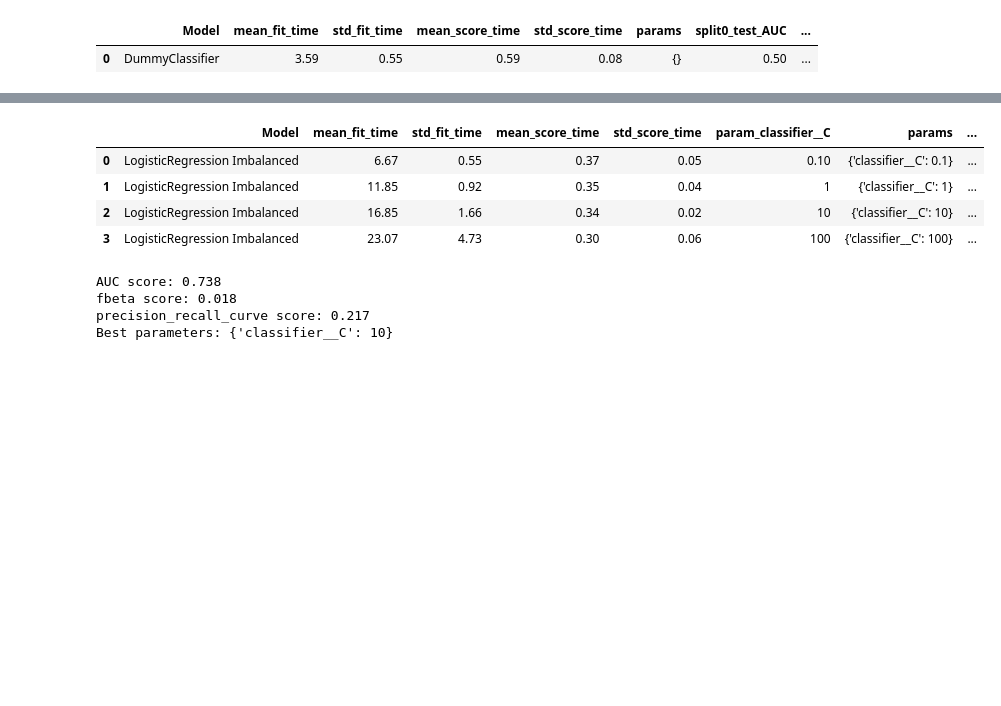
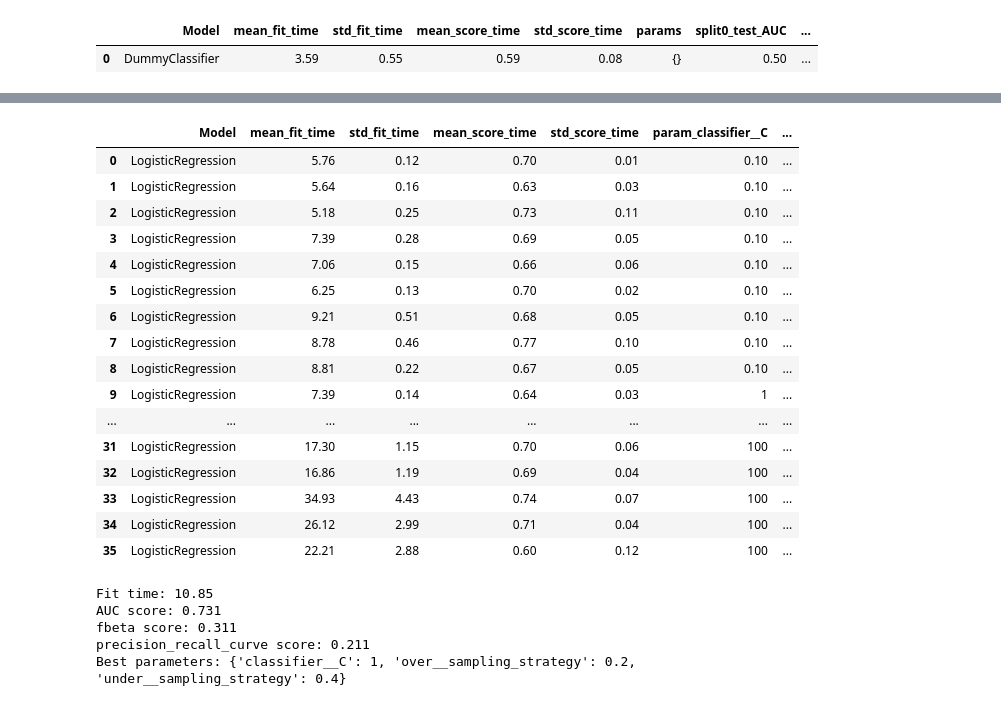
Before and after one commit to HuguesMAP/OC-P7-Impl-mentez-un-mod-le-de-scoring, a Jupyter notebook: Projet 7 - Implémentez un modèle de scoring - Modélisation.ipynb, the cells around one changed output, grey strips where cells are left out. Drawn from its saved outputs; the diff is of its cells as text; code cells hidden in the pictures; blank space fills up the shorter version.

```diff
--- a/Projet 7 - Implémentez un modèle de scoring - Modélisation.ipynb
+++ b/Projet 7 - Implémentez un modèle de scoring - Modélisation.ipynb
@@ -175,9 +192,11 @@ gris_dummyclassifier = test_model(
     X_sample_train, y_sample_train, steps, params)
 # %%
-#create function to display dataframe of the results
-def display_result(grid,model):
+# %%flake8
+
+def display_result(grid, model):
+    ''' create function to display dataframe of the results '''
     results = pd.DataFrame(grid.cv_results_)
-    results.insert(0,'Model',model)
+    results.insert(0, 'Model', model)
     display(results)
     return results
 # %%
@@ -287,16 +270,25 @@ GridSearchCV(cv=KFold(n_splits=5, random_state=16, shuffle=True),
-# %%
-#create function to display dataframe of the results
-def display_result(grid,model):
-    results = pd.DataFrame(grid.cv_results_)
-    results.insert(0,'Model',model)
-    display(results)
-    return results
 # %%
-#use function display_result to display dataframe of the result for ElasticNet
-results_logisticregression_imbalanced=display_result(grid,'LogisticRegression Imbalanced')
+# %%flake8
+
+# use function display_result to display
+# dataframe of the result for LogisticRegression
+results_logisticregression = display_result(
+    grid_logisticregression, 'LogisticRegression')
 # %% [output]
-|  | Model | mean_fit_time | std_fit_time | mean_score_time | std_score_time | param_classifier__C | params | ... |
-| 0 | LogisticRegression Imbalanced | 6.67 | 0.55 | 0.37 | 0.05 | 0.10 | {'classifier__C': 0.1} | ... |
-| 1 | LogisticRegression Imbalanced | 11.85 | 0.92 | 0.35 | 0.04 | 1 | {'classifier__C': 1} | ... |
-| 2 | LogisticRegression Imbalanced | 16.85 | 1.66 | 0.34 | 0.02 | 10 | {'classifier__C': 10} | ... |
-| 3 | LogisticRegression Imbalanced | 23.07 | 4.73 | 0.30 | 0.06 | 100 | {'classifier__C': 100} | ... |
+|  | Model | mean_fit_time | std_fit_time | mean_score_time | std_score_time | param_classifier__C | ... |
+| 0 | LogisticRegression | 5.76 | 0.12 | 0.70 | 0.01 | 0.10 | ... |
+| 1 | LogisticRegression | 5.64 | 0.16 | 0.63 | 0.03 | 0.10 | ... |
+| 2 | LogisticRegression | 5.18 | 0.25 | 0.73 | 0.11 | 0.10 | ... |
+| 3 | LogisticRegression | 7.39 | 0.28 | 0.69 | 0.05 | 0.10 | ... |
+| 4 | LogisticRegression | 7.06 | 0.15 | 0.66 | 0.06 | 0.10 | ... |
+| 5 | LogisticRegression | 6.25 | 0.13 | 0.70 | 0.02 | 0.10 | ... |
+| 6 | LogisticRegression | 9.21 | 0.51 | 0.68 | 0.05 | 0.10 | ... |
+| 7 | LogisticRegression | 8.78 | 0.46 | 0.77 | 0.10 | 0.10 | ... |
+| 8 | LogisticRegression | 8.81 | 0.22 | 0.67 | 0.05 | 0.10 | ... |
+| 9 | LogisticRegression | 7.39 | 0.14 | 0.64 | 0.03 | 1 | ... |
+| ... | ... | ... | ... | ... | ... | ... | ... |
+| 31 | LogisticRegression | 17.30 | 1.15 | 0.70 | 0.06 | 100 | ... |
+| 32 | LogisticRegression | 16.86 | 1.19 | 0.69 | 0.04 | 100 | ... |
+| 33 | LogisticRegression | 34.93 | 4.43 | 0.74 | 0.07 | 100 | ... |
+| 34 | LogisticRegression | 26.12 | 2.99 | 0.71 | 0.04 | 100 | ... |
+| 35 | LogisticRegression | 22.21 | 2.88 | 0.60 | 0.12 | 100 | ... |
@@ -310,8 +295,12 @@ def display_score(result,grid):
 # %%
-#use function display_score to display score and best_params for ElasticNet
-display_score(results_logisticregression_imbalanced,grid)
+# %%flake8
+
+# use function display_score to display score and
+# best_params for LogisticRegression
+display_score(results_logisticregression, grid_logisticregression)
 # %% [output]
-AUC score: 0.738
-fbeta score: 0.018
-precision_recall_curve score: 0.217
-Best parameters: {'classifier__C': 10}
+Fit time: 10.85
+AUC score: 0.731
+fbeta score: 0.311
+precision_recall_curve score: 0.211
+Best parameters: {'classifier__C': 1, 'over__sampling_strategy': 0.2, 'under__sampling_strategy': 0.4}
```
Also changed, not shown: parts of 20 cells of this notebook.
